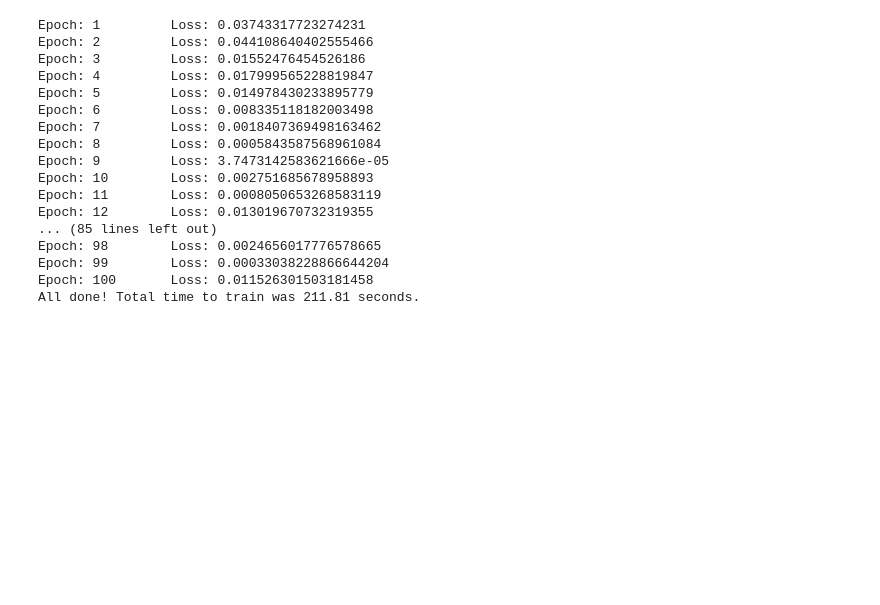
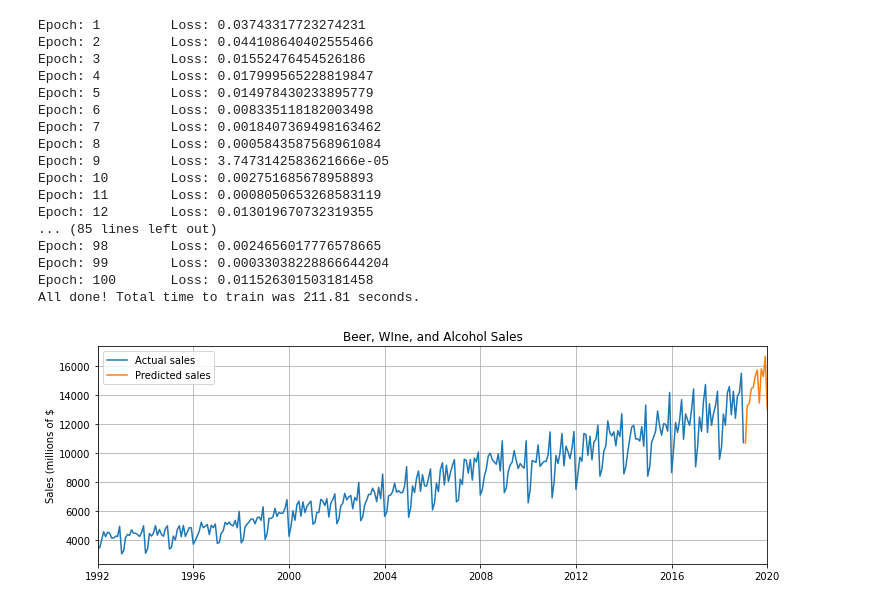
Before and after one commit to mr-rhombus/ML-Bootcamp, a Jupyter notebook: PyTorch/RNNs/sales.ipynb, the cells around one changed output. Saved outputs shown, nothing was run; the diff lists cells and outputs as text; code cells hidden in the pictures; blank space fills up the shorter version.

```diff
--- a/PyTorch/RNNs/sales.ipynb
+++ b/PyTorch/RNNs/sales.ipynb
@@ -301,6 +301,20 @@ for i in range(future):
 
 # Invert normalization on preds
 true_preds = scaler.inverse_transform(np.array(preds[-window_size:]).reshape(-1,1))
+# %%
+# Plot predictions for last 12mo against actual last 12mo
+x = np.arange('2019-02-01', '2020-02-01', dtype='datetime64[M]')
+plt.figure(figsize=(12,4))
+plt.title('Beer, WIne, and Alcohol Sales')
+plt.ylabel('Sales (millions of $')
+plt.grid(True)
+plt.autoscale(axis='x', tight=True)
+plt.plot(df['S4248SM144NCEN'], label='Actual sales')
+plt.plot(x,true_preds, label='Predicted sales')
+plt.legend()
+plt.show()
+# %% [output]
+[figure, added]
 # %%
 # Plot predictions for last 12mo against actual last 12mo
 x = np.arange('2019-02-01', '2020-02-01', dtype='datetime64[M]')
```
Also changed, not shown: parts of 1 cell of this notebook.
